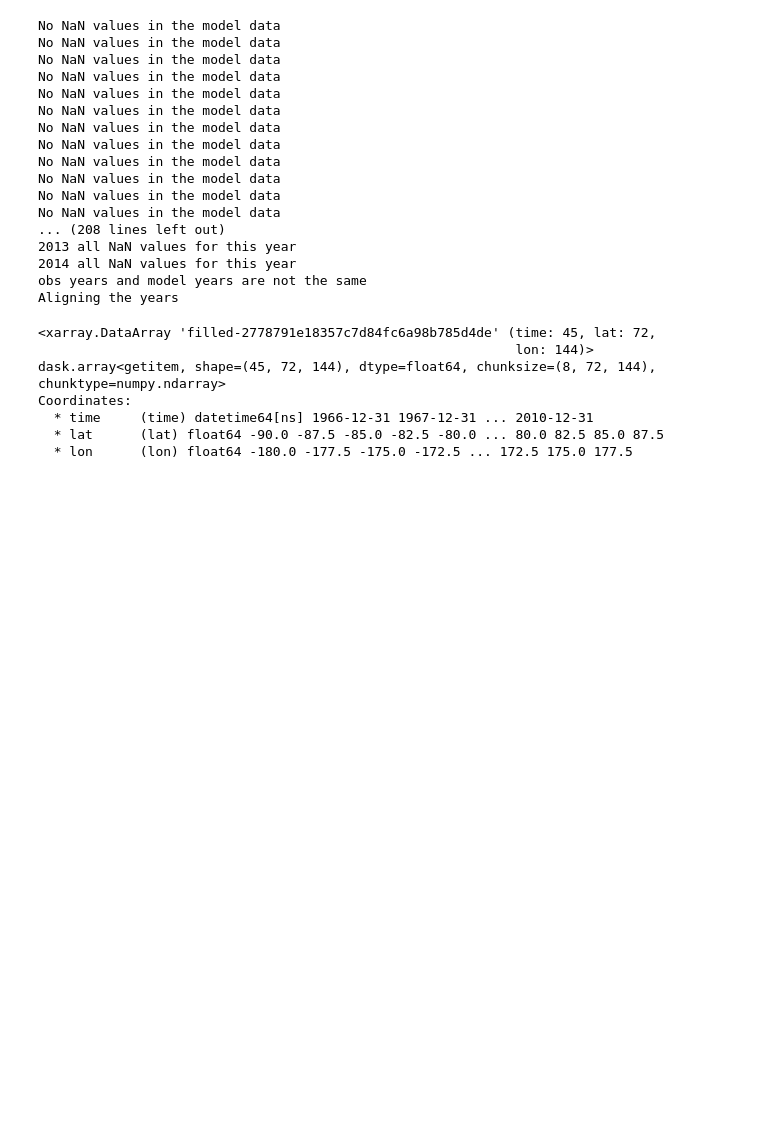
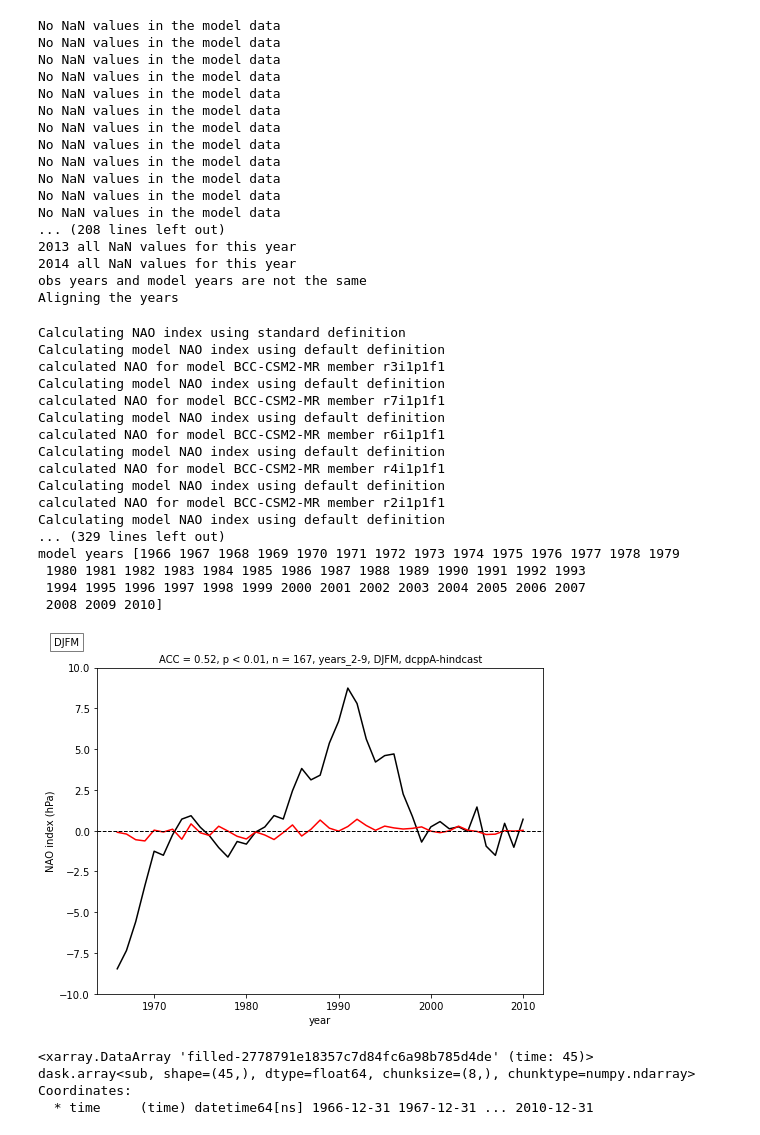
Before and after one commit to benhutchmet/skill-maps-NAO-matching, a Jupyter notebook: NAO_matching.ipynb, the cells around one changed output. Cells and saved outputs as stored; diff of their text form; code cells hidden in the pictures; blank space fills up the shorter version.

```diff
--- a/NAO_matching.ipynb
+++ b/NAO_matching.ipynb
@@ -33,7 +33,7 @@ region = "global"
 season = "DJFM"
 forecast_range = "2-9"
 start_year = "1960"
-end_year = "2014"
+end_year = "2019"
 obs_path = dic.obs_path
 models = dic.psl_full_models
 base_dir = dic.base_dir_skm_pro
@@ -89,12 +95,30 @@ Aligning the years
 # %%
 # Calculate the NAO index
 obs_nao, model_nao = fnc.calculate_nao_index_and_plot(obs_anomaly, model_anomaly, models, variable, season,
-                                                        forecast_range, output_dir, plot_graphics=False)
+                                                        forecast_range, output_dir, plot_graphics=True)
 # %% [output]
-<xarray.DataArray 'filled-2778791e18357c7d84fc6a98b785d4de' (time: 45, lat: 72,
-                                                             lon: 144)>
-dask.array<getitem, shape=(45, 72, 144), dtype=float64, chunksize=(8, 72, 144), chunktype=numpy.ndarray>
-Coordinates:
-  * time     (time) datetime64[ns] 1966-12-31 1967-12-31 ... 2010-12-31
-  * lat      (lat) float64 -90.0 -87.5 -85.0 -82.5 -80.0 ... 80.0 82.5 85.0 87.5
-  * lon      (lon) float64 -180.0 -177.5 -175.0 -172.5 ... 172.5 175.0 177.5
+Calculating NAO index using standard definition
+Calculating model NAO index using default definition
+calculated NAO for model BCC-CSM2-MR member r3i1p1f1
+Calculating model NAO index using default definition
+calculated NAO for model BCC-CSM2-MR member r7i1p1f1
+Calculating model NAO index using default definition
+calculated NAO for model BCC-CSM2-MR member r6i1p1f1
+Calculating model NAO index using default definition
+calculated NAO for model BCC-CSM2-MR member r4i1p1f1
+Calculating model NAO index using default definition
+calculated NAO for model BCC-CSM2-MR member r2i1p1f1
+Calculating model NAO index using default definition
+... (329 lines left out)
+model years [1966 1967 1968 1969 1970 1971 1972 1973 1974 1975 1976 1977 1978 1979
+ 1980 1981 1982 1983 1984 1985 1986 1987 1988 1989 1990 1991 1992 1993
+ 1994 1995 1996 1997 1998 1999 2000 2001 2002 2003 2004 2005 2006 2007
+ 2008 2009 2010]
+[figure, added]
+# %%
+print(obs_nao)
+# %% [output]
+<xarray.DataArray 'filled-2778791e18357c7d84fc6a98b785d4de' (time: 45)>
+dask.array<sub, shape=(45,), dtype=float64, chunksize=(8,), chunktype=numpy.ndarray>
+Coordinates:
+  * time     (time) datetime64[ns] 1966-12-31 1967-12-31 ... 2010-12-31
```
Also changed, not shown: parts of 1 cell of this notebook, 1 other file.
